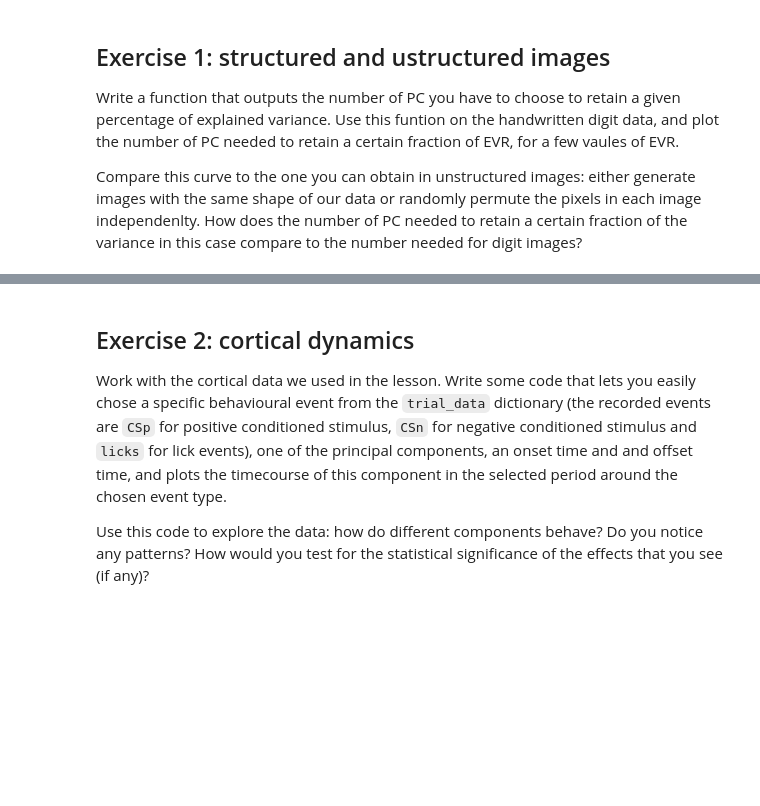
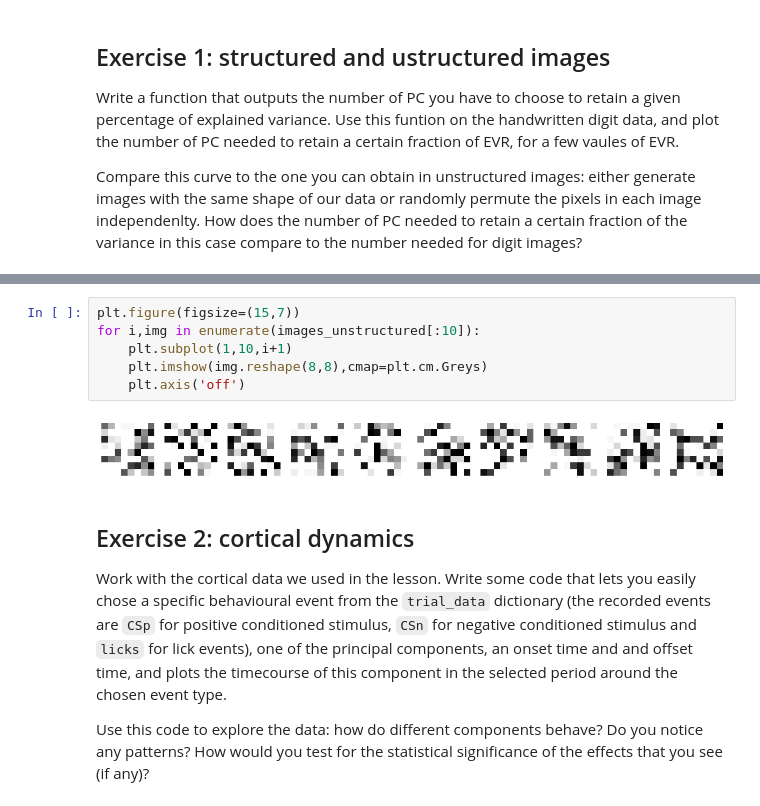
Before and after one commit to xamweil/population-methods, a Jupyter notebook: 03-dimensionality-reduction/exercises.ipynb, the cells around one changed output, grey strips where cells are left out. Saved outputs shown, nothing was run; the diff lists cells and outputs as text; blank space fills up the shorter version.

```diff
--- a/03-dimensionality-reduction/exercises.ipynb
+++ b/03-dimensionality-reduction/exercises.ipynb
@@ -11,3 +104,11 @@ Compare this curve to the one you can obtain in unstructured images: either gene
+# %%
+plt.figure(figsize=(15,7))
+for i,img in enumerate(images_unstructured[:10]):
+    plt.subplot(1,10,i+1)
+    plt.imshow(img.reshape(8,8),cmap=plt.cm.Greys)
+    plt.axis('off')
+# %% [output]
+[figure, added]
 # %% [markdown]
 ## Exercise 2: cortical dynamics
 
```
Also changed, not shown: parts of 7 cells of this notebook.
